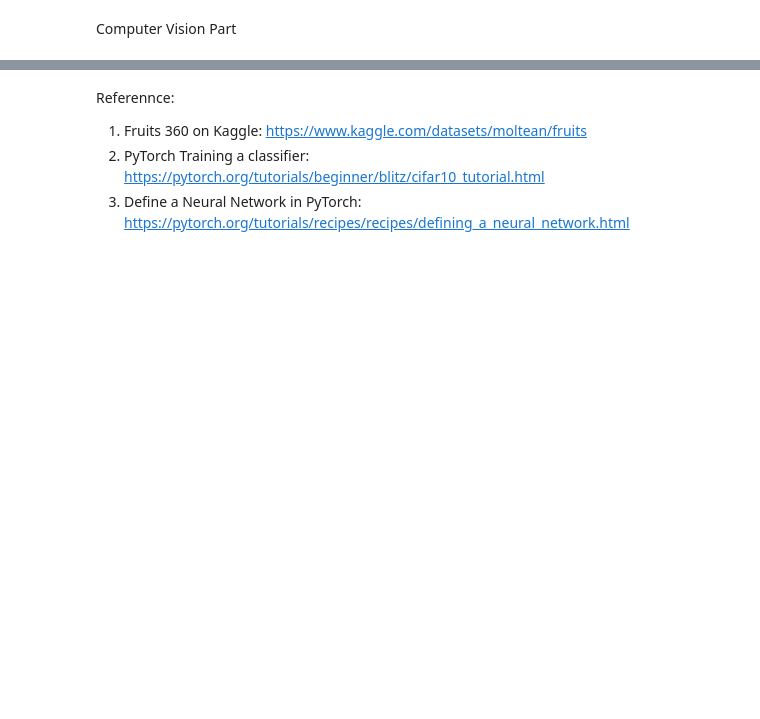
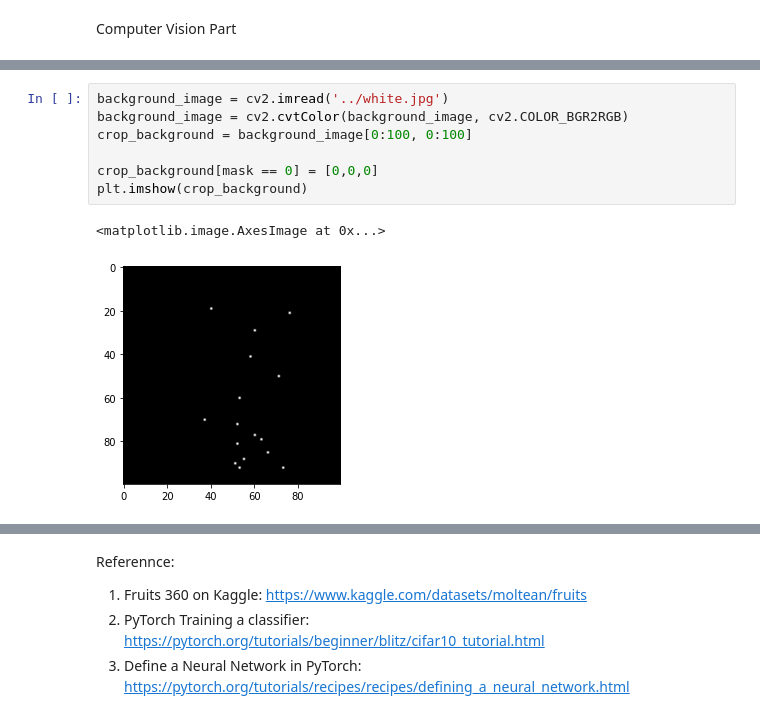
Before and after one commit to JODGEW/Fruit-Classification, a Jupyter notebook: classification.ipynb, the cells around one changed output, grey strips where cells are left out. Drawn from its saved outputs; the diff is of its cells as text; blank space fills up the shorter version.

```diff
--- a/classification.ipynb
+++ b/classification.ipynb
@@ -464,0 +479,10 @@ Text(0.5, 1.0, 'Fruits')
+# %%
+background_image = cv2.imread('../white.jpg')
+background_image = cv2.cvtColor(background_image, cv2.COLOR_BGR2RGB)
+crop_background = background_image[0:100, 0:100]
+
+crop_background[mask == 0] = [0,0,0]
+plt.imshow(crop_background)
+# %% [output]
+<matplotlib.image.AxesImage at 0x...>
+[figure, added]
```
Also changed, not shown: parts of 13 cells of this notebook, 5 other files.
